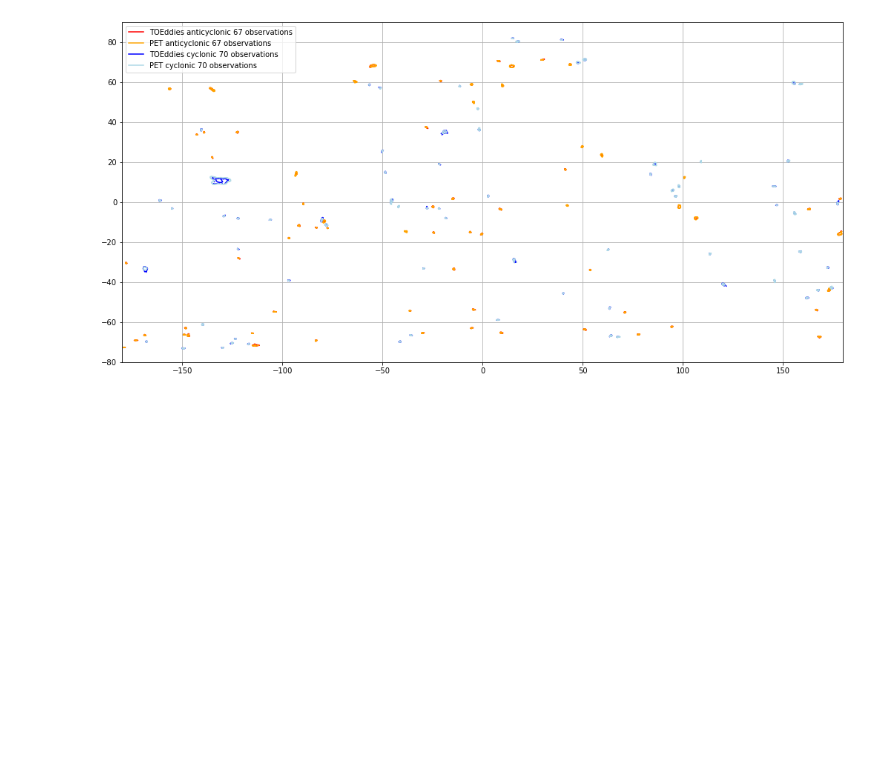
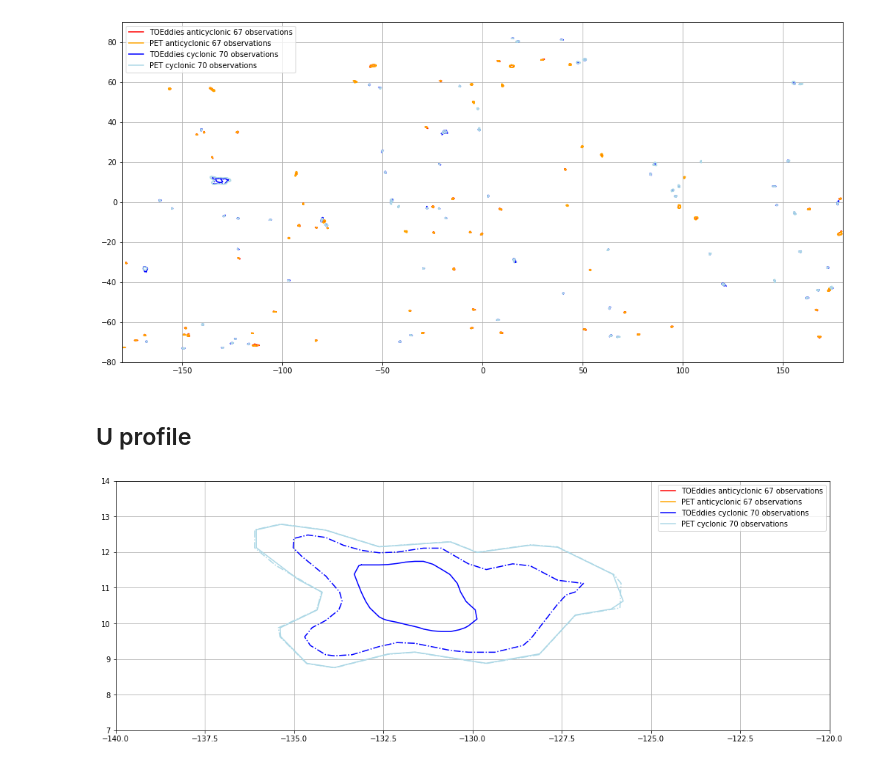
Before and after one commit to py-eddy/eddy_data_bench, a Jupyter notebook: 20210318_TOEddies_and_PET.ipynb, the cells around one changed output. Saved outputs shown, nothing was run; the diff lists cells and outputs as text; code cells hidden in the pictures; blank space fills up the shorter version.

Commit message:
update u profile

```diff
--- a/20210318_TOEddies_and_PET.ipynb
+++ b/20210318_TOEddies_and_PET.ipynb
@@ -159,3 +164,16 @@ ax.legend(), ax.set_aspect('equal'), ax.set_xlim(-180,180), ax.set_ylim(-80,90)
 ax.grid()
 # %% [output]
 [figure]
+# %% [markdown]
+## U profile
+# %%
+fig = plt.figure(figsize=(15, 8))
+ax = fig.add_axes([0.05, 0.05, 0.9, 0.9])
+a_TOEddies_intermediate.display(ax, ref=-180, **kw_aTOE)
+a_PET_intermediate.display(ax, ref=-180, **kw_aPET)
+c_TOEddies_intermediate.display(ax, ref=-180, **kw_cTOE)
+c_PET_intermediate.display(ax, ref=-180, **kw_cPET)
+ax.legend(), ax.set_aspect('equal'), ax.set_xlim(-140,-120), ax.set_ylim(7,14)
+ax.grid()
+# %% [output]
+[figure, added]
```
Also changed, not shown: parts of 3 cells of this notebook.
